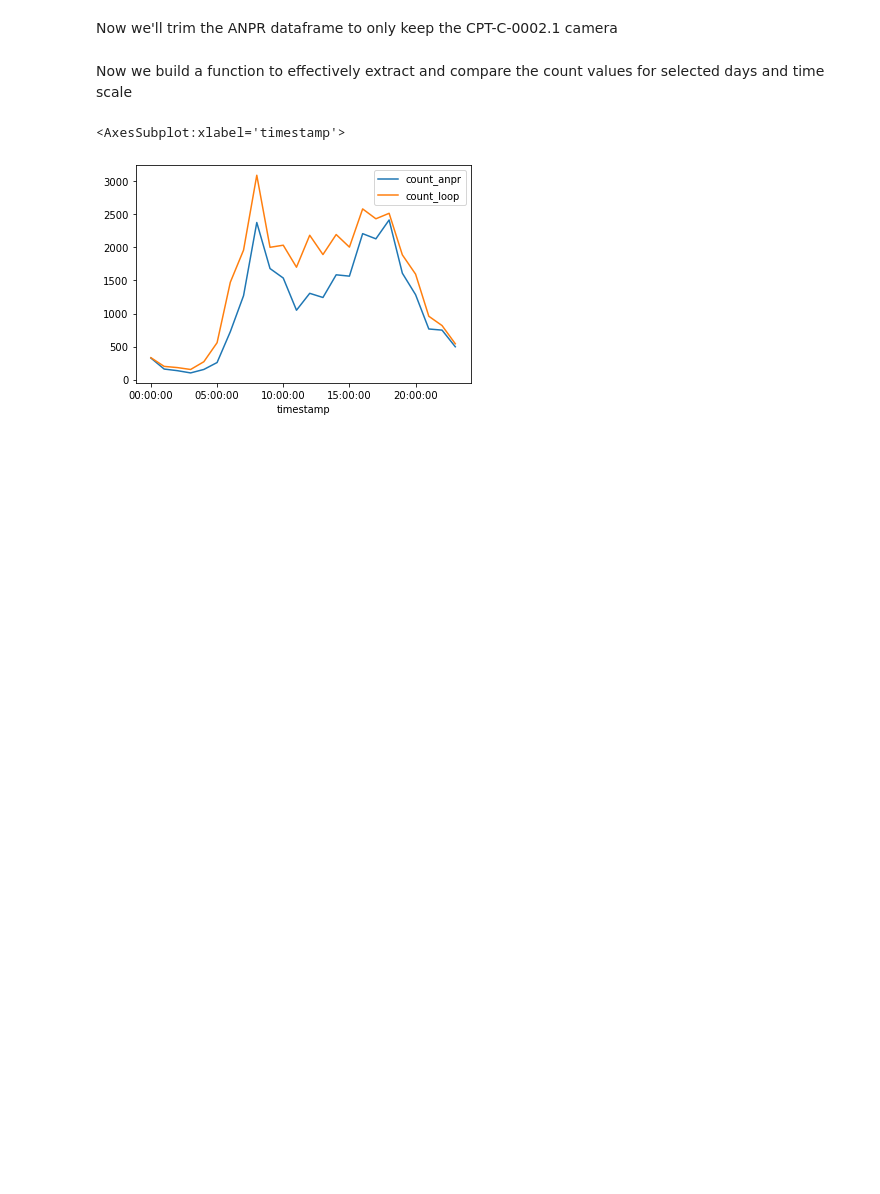
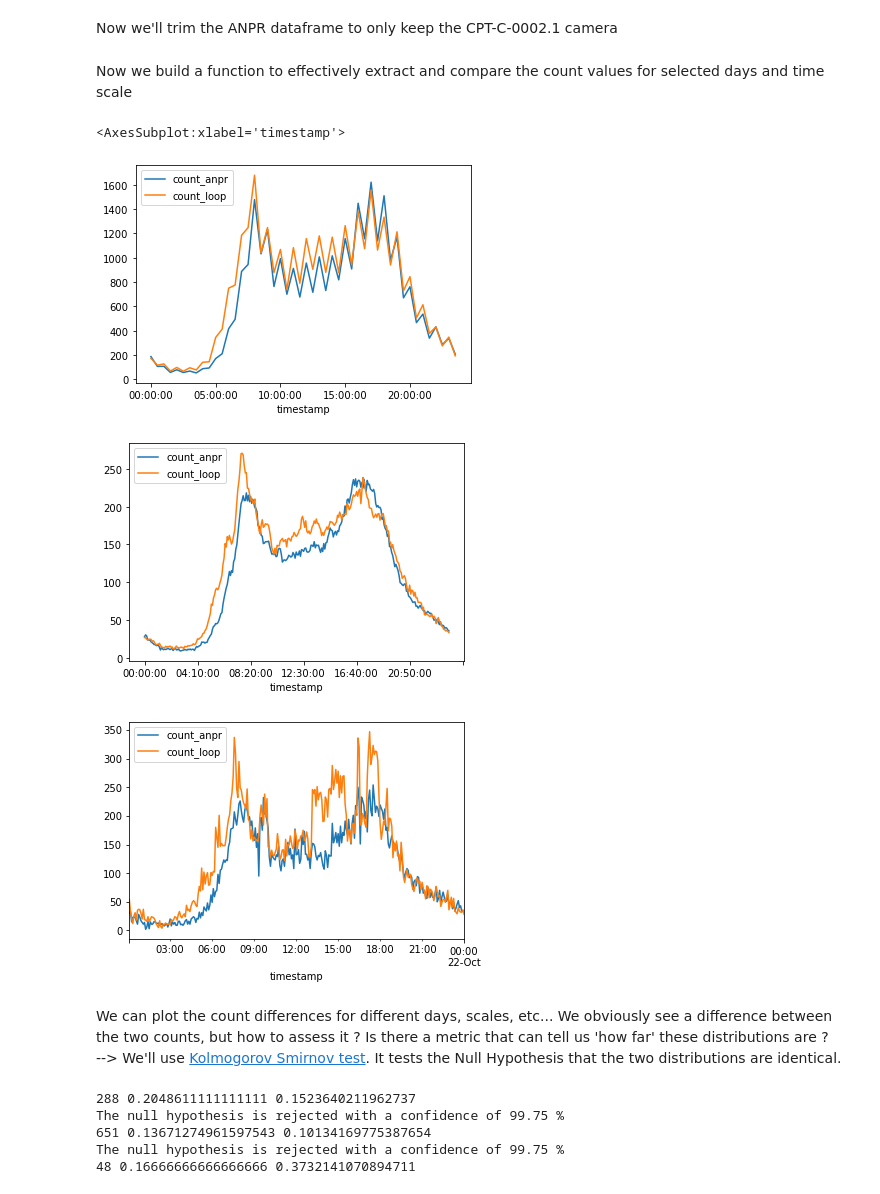
Before and after one commit to khookh/MacqProject, a Jupyter notebook: data_science_exercise.ipynb, the cells around one changed output. Drawn from its saved outputs; the diff is of its cells as text; code cells hidden in the pictures; blank space fills up the shorter version.

Commit message:
Adds Kolmogorov Smirnov test and std analysis

```diff
--- a/data_science_exercise.ipynb
+++ b/data_science_exercise.ipynb
@@ -108,9 +108,3 @@ counting_loop_df = counting_loop_df[counting_loop_df['count']!=0] # drop empty t
 # %% [output]
 [('classification_value', 0), ('loop', 0), ('post', 0), ('timestamp', 0), ('mean_speed_kmh', 62309), ('count', 0)]
 [('classification_value', 0), ('loop', 0), ('post', 0), ('timestamp', 0), ('mean_speed_kmh', 62309), ('count', 0)]
-# %%
-# There are some very high outliers in the speed feature
-print(counting_loop_df[counting_loop_df.mean_speed_kmh > 300].count())
-
-# could be explained by sensors missdetection, we'll delete them
-counting_loop_df = counting_loop_df[counting_loop_df.mean_speed_kmh < 300]
@@ -177,10 +140,10 @@ anpr_df = anpr_df[anpr_df['count']!=0] # drop empty timeframes
 # most of the camera speeds are incoherents -> -1 , -2 , -1.288, 0, ...
 # %%
 # Let's first trim any entries with incoherents speeds
-anpr_df = anpr_df[(anpr_df.speedest > 0) & (anpr_df.rs > 0)]
+#anpr_df = anpr_df[(anpr_df.speedest > 0) & (anpr_df.rs > 0)]
 
 # Let's also remove the speeds outliers
-anpr_df = anpr_df[(anpr_df.speedest < 300) & (anpr_df.rs < 300)]
+#anpr_df = anpr_df[(anpr_df.speedest < 300) & (anpr_df.rs < 300)]
 # %% [markdown]
 # 1) Count comparison
 # %% [markdown]
@@ -223,36 +186,91 @@ def get_count_df(anpr: pd.DataFrame, loop: pd.DataFrame, starting_time: str = "2
     reduce_loop = loop[(loop['timestamp'] > starting_time) & (loop['timestamp'] <= end_time)]
     loop_ = pd.DataFrame(reduce_loop.groupby('timestamp')['count'].sum())
 
     # merge the results
     comparison = anpr_.merge(loop_, on='timestamp', suffixes=['_anpr','_loop']).reset_index()
 
     if days is not None:
         # if needed, select relevant days of the weeks
         comparison = comparison[comparison['timestamp'].dt.day_name().isin(days)]
 
     if scale is not None:
         # if needed, rescale the timestamps and groupby again
         comparison['timestamp'] = comparison['timestamp'].dt.round(scale)
         comparison = comparison.groupby('timestamp')['count_anpr','count_loop'].sum().reset_index()
 
     if date_collapse:
         # if True, will regroup entries by the time of the day (for all the dates)
         comparison['timestamp'] = comparison['timestamp'].dt.strftime('%H:%M:%S')
-        comparison = comparison.groupby('timestamp')['count_anpr','count_loop'].mean().reset_index()
-
+        comparison = comparison.groupby('timestamp').agg({'count_anpr':['mean','std'],'count_loop':['mean','std']}).reset_index()
+        comparison.columns = ['timestamp','count_anpr','std_anpr','count_loop','std_loop']
     return comparison
 
 # examples :
 
 # return a dataframe comparing the counts the day of the 12th of October, rescaled on every 2 hours
 get_count_df(anpr_df, counting_loop_df, starting_time = "2021-10-12 00:00:00", end_time = "2021-10-13 00:00:00", scale = "2H")
 
 # return a dataframe comparing the counts for all satarudays and sundays, rescaled on every 15 minutes
 get_count_df(anpr_df, counting_loop_df, days = ['Saturday','Sunday'], scale = "15T")
 
-# plot the comparison between anpr and loop counts for all days of the week (collapsed), rescaled on every hour
-day_of_week = ['Monday','Tuesday','Wednesday','Thursday','Friday']
-get_count_df(anpr_df, counting_loop_df, days = day_of_week, date_collapse = True, scale = "H").plot(x ='timestamp', y=['count_anpr','count_loop'], kind = 'line')
+# plot the comparison between anpr and loop counts for all days of the week (collapsed), rescaled on every 30 minutes
+days_of_week = ['Monday','Tuesday','Wednesday','Thursday','Friday']
+get_count_df(anpr_df, counting_loop_df, days = days_of_week, date_collapse = True, scale = "30T").plot(x ='timestamp', y=['count_anpr','count_loop'], kind = 'line')
+
+# plot the comparison between anpr and loop counts for a all days of the week (collapsed), with no rescaling
+get_count_df(anpr_df, counting_loop_df, days = days_of_week, date_collapse = True).plot(x ='timestamp', y=['count_anpr','count_loop'], kind = 'line')
+
+# plot the comparison between anpr and loop counts for a specific day, with no rescaling
+get_count_df(anpr_df, counting_loop_df, starting_time = "2021-10-21 00:00:00", end_time = "2021-10-22 00:00:00").plot(x ='timestamp', y=['count_anpr','count_loop'], kind = 'line')
+
+# ... repeat the tests for any parameters you want ... (not displaying all I did for readability purpose)
 # %% [output]
 <AxesSubplot:xlabel='timestamp'>
-[figure, old version]
+[figure, new version]
+[figure, added]
+[figure, added]
+# %% [markdown]
+We can plot the count differences for different days, scales, etc... We obviously see a difference between the two counts, but how to assess it ? Is there a metric that can tell us 'how far' these distributions are ?
+<br /> --> We'll use [Kolmogorov Smirnov test](https://en.m.wikipedia.org/wiki/Kolmogorov%E2%80%93Smirnov_test). It tests the Null Hypothesis that the two distributions are identical.
+# %%
+from math import sqrt, log1p
+from scipy import stats
+
+# compare distributions of all days of the week, collapsed
+df = get_count_df(anpr_df, counting_loop_df, days = days_of_week, date_collapse = True)
+n = len(df)
+D = stats.kstest(df.count_loop, df.count_anpr)[0]
+confidence = 0.9975
+bound = sqrt(log1p(2/(1-confidence))*(1/n))
+print(n,D,bound)
+if D > bound :
+    print(f'The null hypothesis is rejected with a confidence of {confidence*100} %')
+
+# compare distributions of all predictions
+df = get_count_df(anpr_df, counting_loop_df, scale = "H")
+n = len(df)
+D = stats.kstest(df.count_loop, df.count_anpr)[0]
+confidence = 0.9975
+bound = sqrt(log1p(2/(1-confidence))*(1/n))
+print(n,D,bound)
+if D > bound :
+    print(f'The null hypothesis is rejected with a confidence of {confidence*100} %')
+
+# compare distributions of all predictions during the week, collapsed and rescaled for every 30 minutes
+df = get_count_df(anpr_df, counting_loop_df, days = days_of_week, date_collapse = True, scale = "30T")
+n = len(df)
+D = stats.kstest(df.count_loop, df.count_anpr)[0]
+confidence = 0.9975
+bound = sqrt(log1p(2/(1-confidence))*(1/n))
+print(n,D,bound)
+if D > bound :
+    print(f'The null hypothesis is rejected with a confidence of {confidence*100} %')
+
+
+# ... repeat the tests for any parameters you want ... (not displaying all I did for readability purpose)
+# %% [output]
+288 0.2048611111111111 0.1523640211962737
+The null hypothesis is rejected with a confidence of 99.75 %
+651 0.13671274961597543 0.10134169775387654
+The null hypothesis is rejected with a confidence of 99.75 %
+48 0.16666666666666666 0.3732141070894711
```
Also changed, not shown: parts of 9 cells of this notebook.
